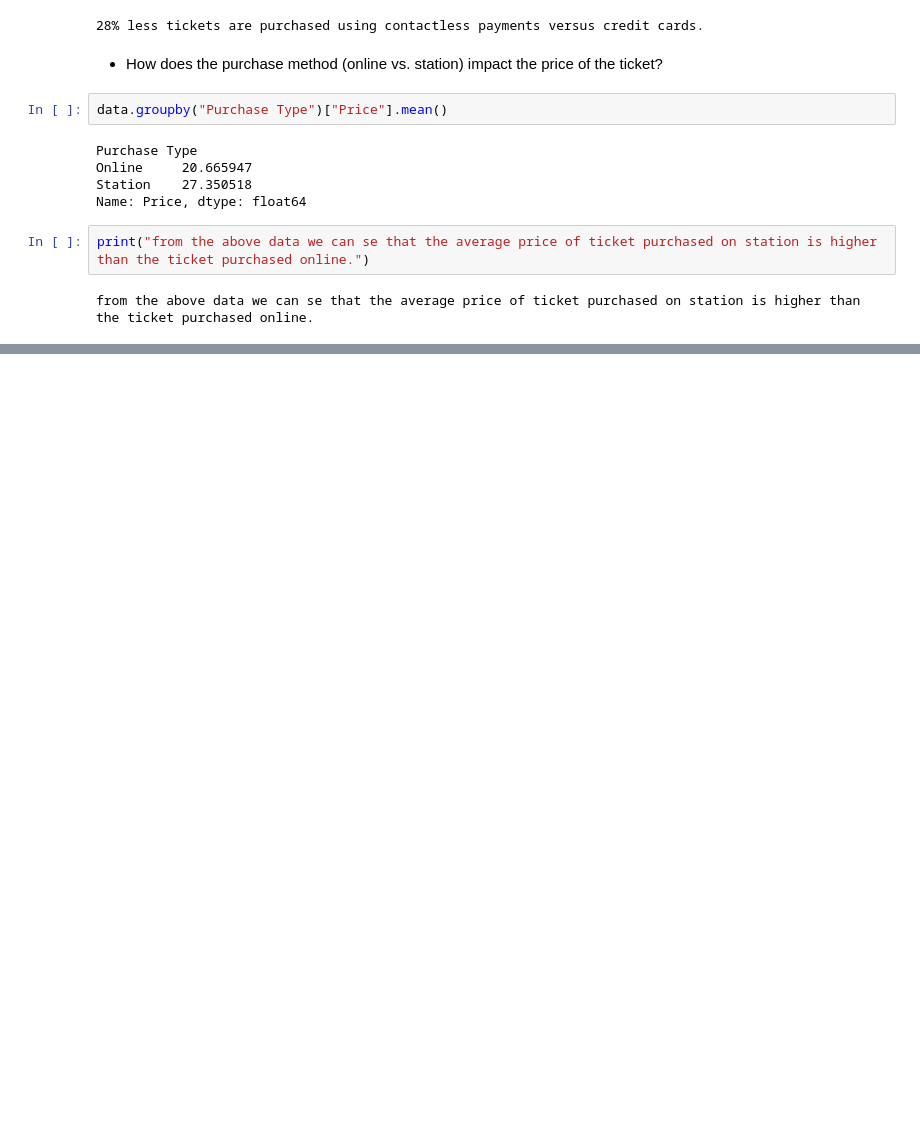
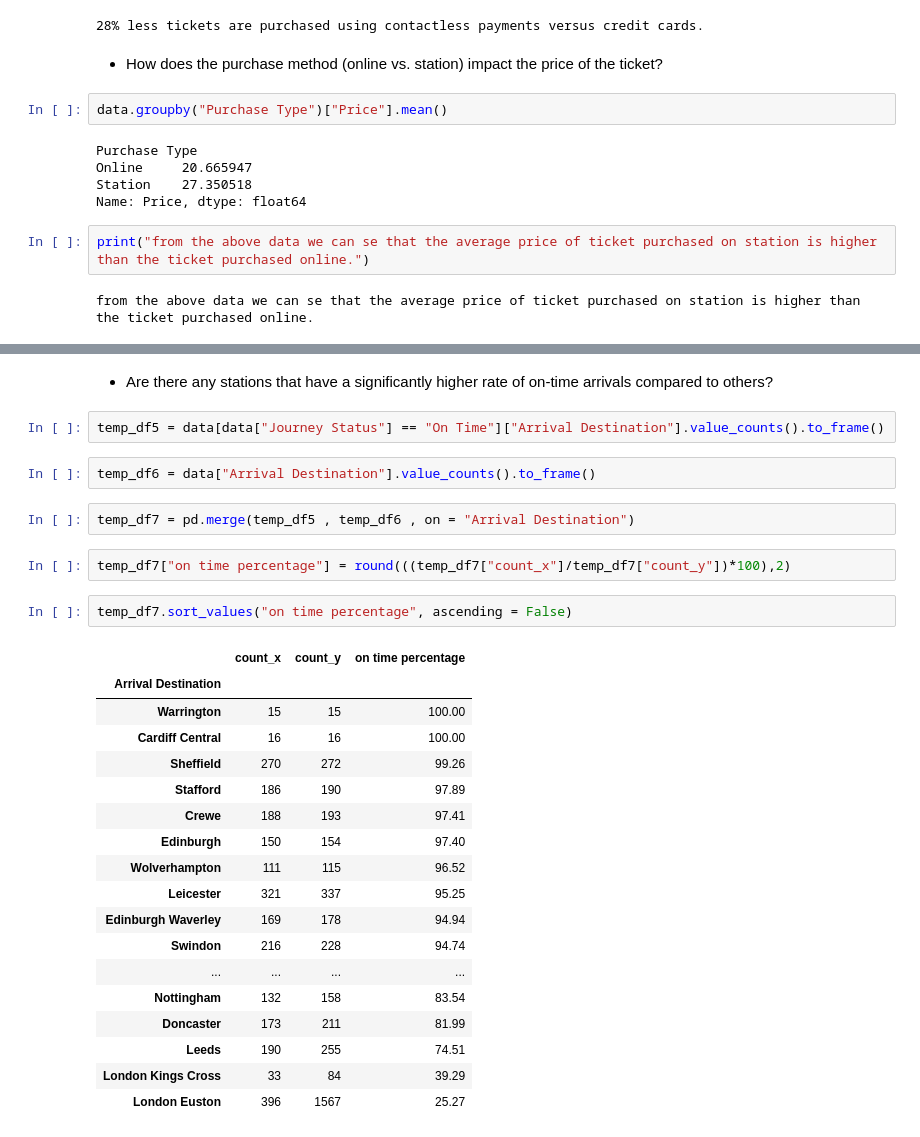
Before and after one commit to Nikhil-df/projects, a Jupyter notebook: railway analysis/analysis.ipynb, the cells around one changed output, grey strips where cells are left out. Saved outputs shown, nothing was run; the diff lists cells and outputs as text; blank space fills up the shorter version.

```diff
--- a/railway analysis/analysis.ipynb
+++ b/railway analysis/analysis.ipynb
@@ -224,0 +325,31 @@ from the above data we can se that the average price of ticket purchased on stat
+# %% [markdown]
+* Are there any stations that have a significantly higher rate of on-time arrivals compared to others?
+# %%
+temp_df5 = data[data["Journey Status"] == "On Time"]["Arrival Destination"].value_counts().to_frame()
+# %%
+temp_df6 = data["Arrival Destination"].value_counts().to_frame()
+# %%
+temp_df7 = pd.merge(temp_df5 , temp_df6 , on = "Arrival Destination")
+# %%
+temp_df7["on time percentage"] = round(((temp_df7["count_x"]/temp_df7["count_y"])*100),2)
+# %%
+temp_df7.sort_values("on time percentage", ascending = False)
+# %% [output]
+|  | count_x | count_y | on time percentage |
+| Arrival Destination |  |  |  |
+| Warrington | 15 | 15 | 100.00 |
+| Cardiff Central | 16 | 16 | 100.00 |
+| Sheffield | 270 | 272 | 99.26 |
+| Stafford | 186 | 190 | 97.89 |
+| Crewe | 188 | 193 | 97.41 |
+| Edinburgh | 150 | 154 | 97.40 |
+| Wolverhampton | 111 | 115 | 96.52 |
+| Leicester | 321 | 337 | 95.25 |
+| Edinburgh Waverley | 169 | 178 | 94.94 |
+| Swindon | 216 | 228 | 94.74 |
+| ... | ... | ... | ... |
+| Nottingham | 132 | 158 | 83.54 |
+| Doncaster | 173 | 211 | 81.99 |
+| Leeds | 190 | 255 | 74.51 |
+| London Kings Cross | 33 | 84 | 39.29 |
+| London Euston | 396 | 1567 | 25.27 |
```
Also changed, not shown: parts of 55 cells of this notebook, 1 other file.
